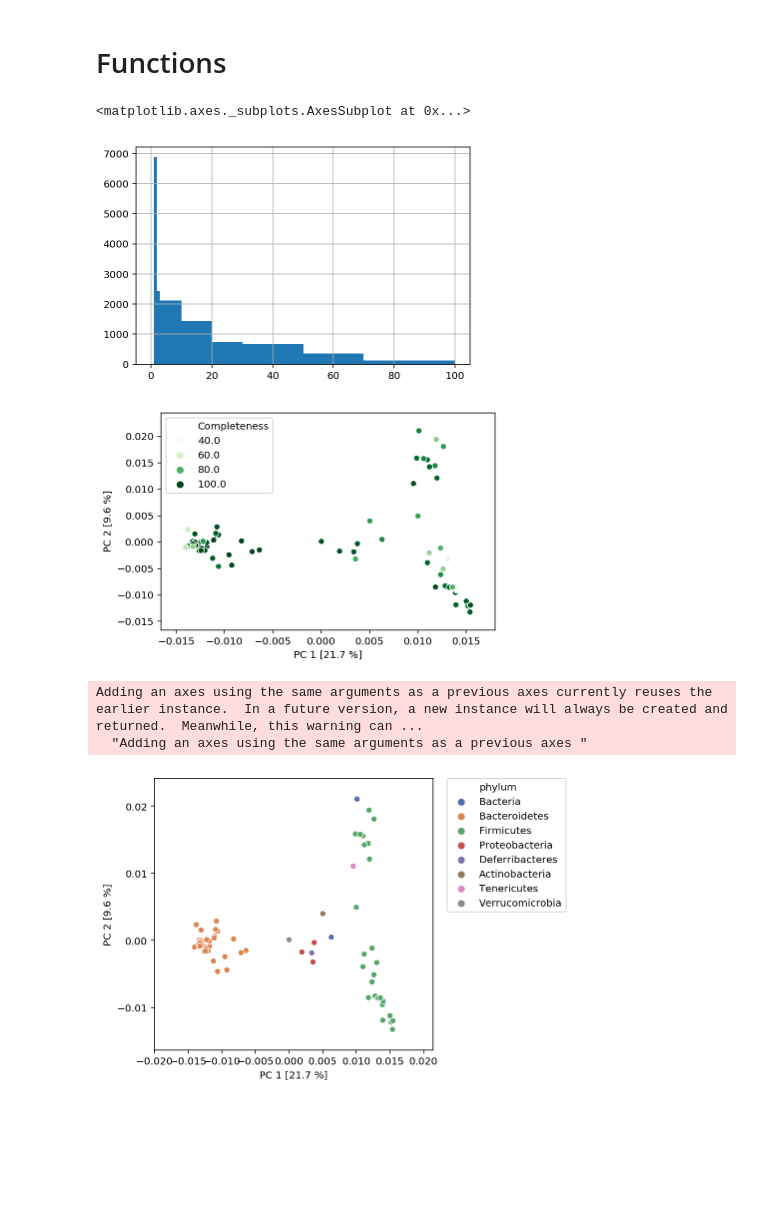
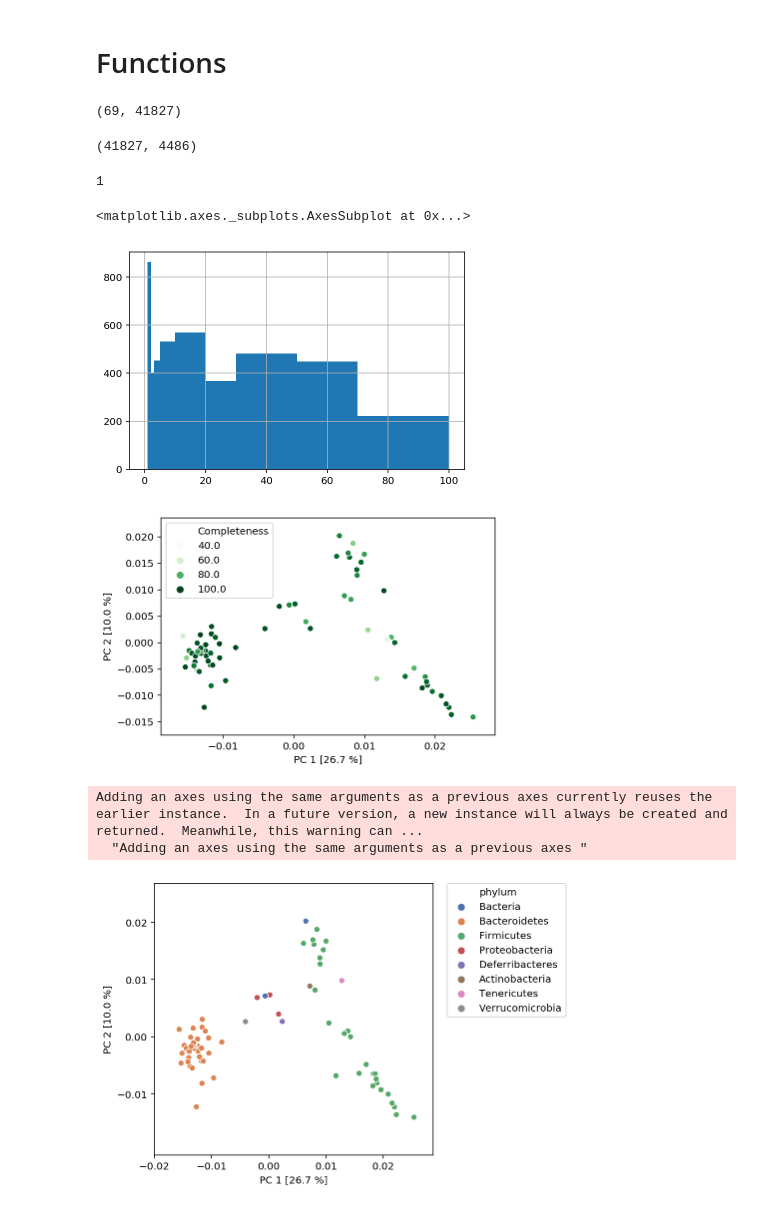
Before and after one commit to metagenome-atlas/supp_data_atlas, a Jupyter notebook: Figure2.ipynb, the cells around one changed output. Drawn from its saved outputs; the diff is of its cells as text; code cells hidden in the pictures; blank space fills up the shorter version.

```diff
--- a/Figure2.ipynb
+++ b/Figure2.ipynb
@@ -263,19 +274,45 @@ bactNOG= EggNOG['Matching_OGs'].str.contains('bactNOG')
 bactNOG= EggNOG.loc[bactNOG,'Matching_OGs'].apply(lambda s: [nog for nog in s.split(',') if 'bactNOG' in nog][0])
 
 bactNOG.name='bactNOG'
+# %%
+#EggNOG= pd.read_table('AL/Genomecatalog/annotations/eggNog.tsv',index_col=0)
+
+Kegg= EggNOG['KEGG_KO'].dropna()
+#bactNOG= EggNOG.loc[bactNOG,'Matching_OGs'].apply(lambda s: [nog for nog in s.split(',') if 'bactNOG' in nog][0])
+
+#bactNOG.name='bactNOG'
+# %%
+
+K= pd.DataFrame(0,index=Kegg.index,columns=np.unique(np.sum(list(Kegg.str.split(',')))))
+
+for g,l in Kegg.str.split(',').iteritems():
+    K.loc[g,l]+=1
 # %%
 Clusters= pd.read_table('AL/Genomecatalog/clustering/orf2gene.tsv',sep='\t',index_col=0)
 Clusters['Genome']=Clusters.index.map(lambda s: s.split('_')[0])
 
-Clusters= Clusters.join(bactNOG,on='Gene')
-
-#I=Clusters.groupby(['Gene','Genome']).size().unstack().T.fillna(0)
-I=Clusters.groupby(['bactNOG','Genome']).size().unstack().T.fillna(0)
+#Clusters= Clusters.join(bactNOG,on='Gene')
+C=Clusters.groupby(['Gene','Genome']).size().unstack().T.fillna(0)
+#I=Clusters.groupby(['bactNOG','Genome']).size().unstack().T.fillna(0)
+# %%
+C.loc[:,K.index].shape
+# %% [output]
+(69, 41827)
+# %%
+K.shape
+# %% [output]
+(41827, 4486)
+# %%
+assert K.max().max()==1
+# %% [output]
+1
+# %%
+I=C.loc[:,K.index]@K
 # %%
 I.sum().hist(bins=[0,1,2,3,5,10,20,30,50,70,100])
 # %% [output]
 <matplotlib.axes._subplots.AxesSubplot at 0x...>
-[figure, old version]
+[figure, new version]
 # %%
 
 
@@ -286,17 +323,18 @@ pl=DR.plot_Components_2D(hue = Completeness.Completeness,palette='Greens')
 
 plt.show()
 # %% [output]
-[figure, old version]
+[figure, new version]
 # %%
 f= plt.figure(figsize=(5,5))
 plt.axis('equal')
 ax= DR.plot_Components_2D(hue=phylum,palette='deep')
 ax.legend(bbox_to_anchor=(1.05, 1), loc=2, borderaxespad=0.)
 
 ax.set_yticks([-0.01,0,0.01,0.02])
+ax.set_xticks([-0.02,-0.01,0,0.01,0.02])
 
 saveplot('PCA_functions',**plot_params)
 # %% [output]
 Adding an axes using the same arguments as a previous axes currently reuses the earlier instance.  In a future version, a new instance will always be created and returned.  Meanwhile, this warning can ...
   "Adding an axes using the same arguments as a previous axes "
-[figure, old version]
+[figure, new version]
```
Also changed, not shown: parts of 6 cells of this notebook.
